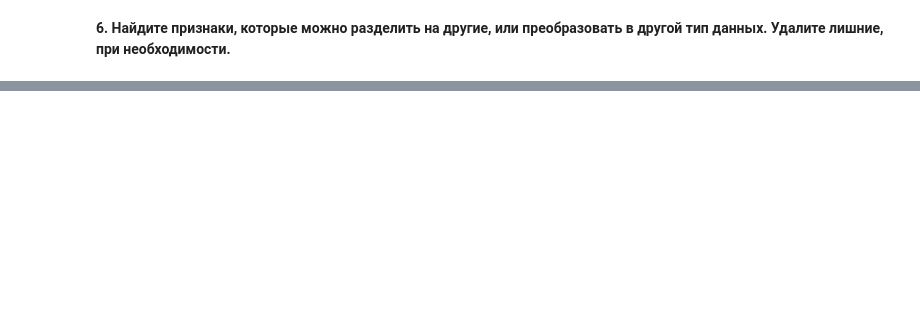
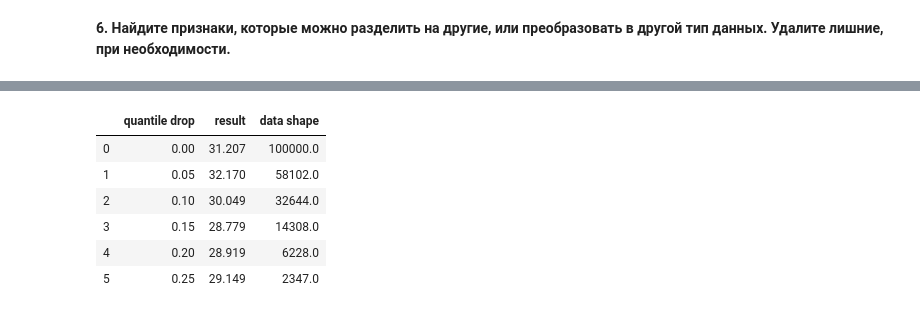
Before and after one commit to AlexeyUdod/dvp, a Jupyter notebook: dvp_fin.ipynb, the cells around one changed output, grey strips where cells are left out. Cells and saved outputs as stored; diff of their text form; code cells hidden in the pictures; blank space fills up the shorter version.

```diff
--- a/dvp_fin.ipynb
+++ b/dvp_fin.ipynb
@@ -319,0 +385,10 @@ preds = bst.predict(dtest)
+# %%
+results
+# %% [output]
+|  | quantile drop | result | data shape |
+| 0 | 0.00 | 31.207 | 100000.0 |
+| 1 | 0.05 | 32.170 | 58102.0 |
+| 2 | 0.10 | 30.049 | 32644.0 |
+| 3 | 0.15 | 28.779 | 14308.0 |
+| 4 | 0.20 | 28.919 | 6228.0 |
+| 5 | 0.25 | 29.149 | 2347.0 |
```
Also changed, not shown: parts of 69 cells of this notebook.
